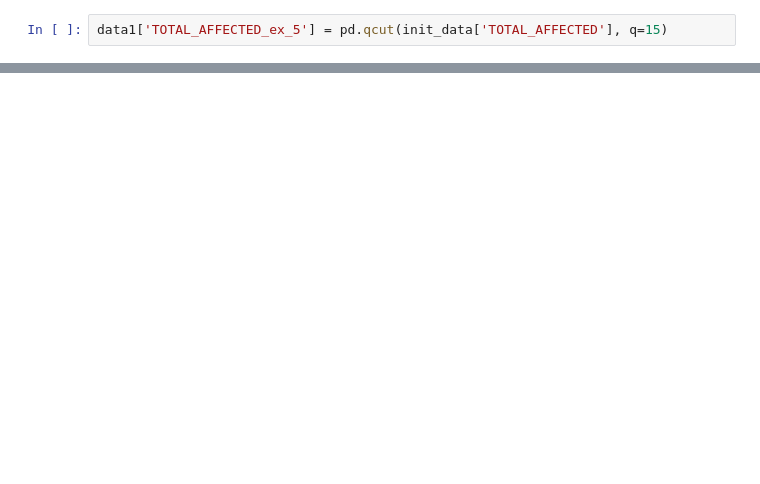
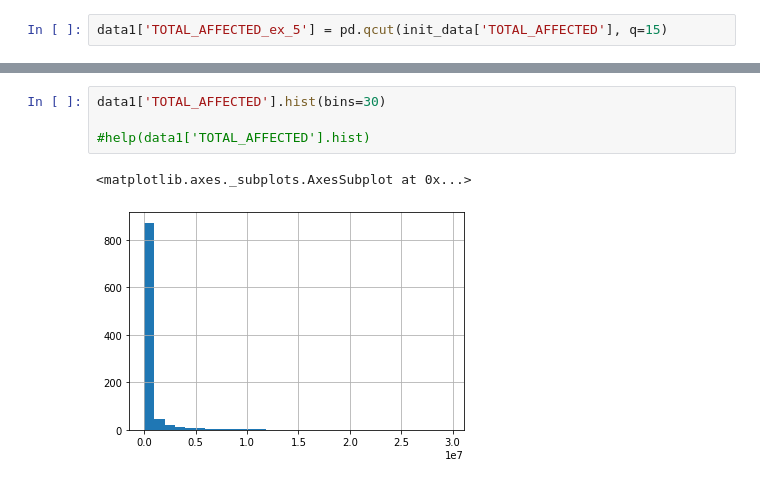
Before and after one commit to OmdenaAI/wfpdisrel, a Jupyter notebook: #task3-model/model-e-RandomForest/Classification for affected people.ipynb, the cells around one changed output, grey strips where cells are left out. Drawn from its saved outputs; the diff is of its cells as text; blank space fills up the shorter version.

```diff
--- a/#task3-model/model-e-RandomForest/Classification for affected people.ipynb
+++ b/#task3-model/model-e-RandomForest/Classification for affected people.ipynb
@@ -650,0 +726,7 @@ Name: TOTAL_AFFECTED_ex_5, dtype: int64
+# %%
+data1['TOTAL_AFFECTED'].hist(bins=30)
+
+#help(data1['TOTAL_AFFECTED'].hist)
+# %% [output]
+<matplotlib.axes._subplots.AxesSubplot at 0x...>
+[figure, added]
```
Also changed, not shown: parts of 28 cells of this notebook.
